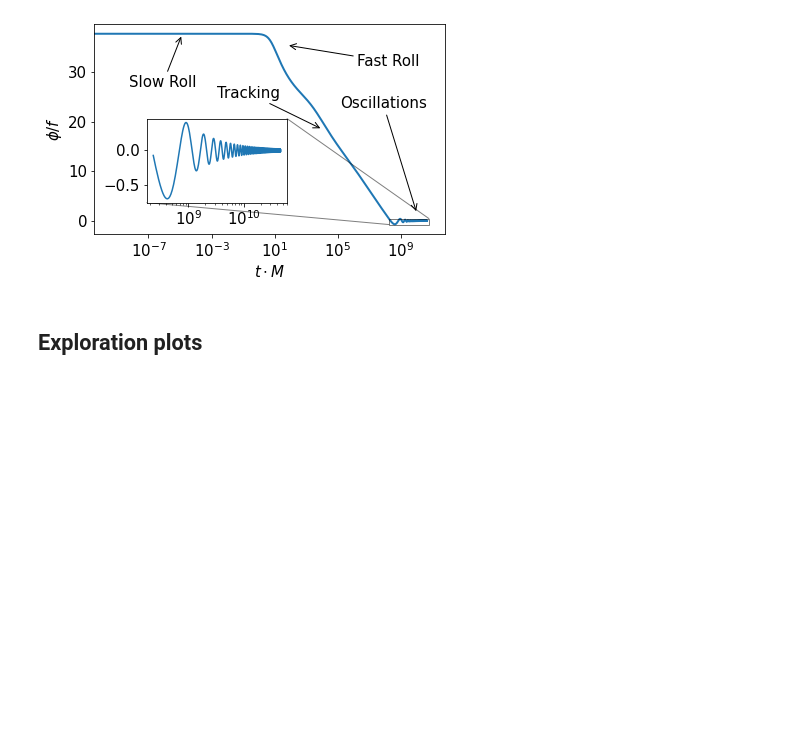
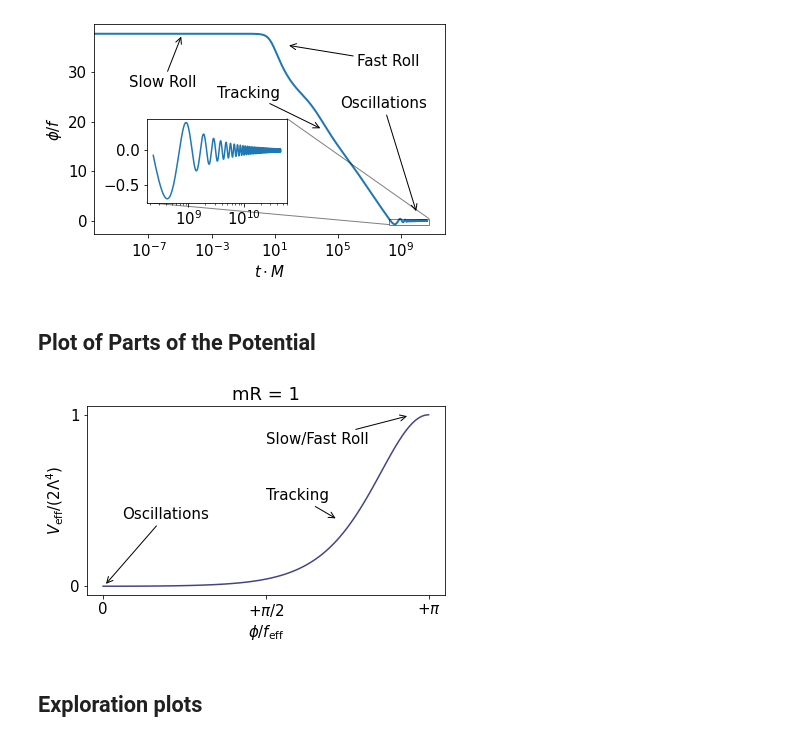
Before and after one commit to anna-jana/masters-project, a Jupyter notebook: transport_eq_in_time/clockwork_axion.ipynb, the cells around one changed output. Drawn from its saved outputs; the diff is of its cells as text; code cells hidden in the pictures; blank space fills up the shorter version.

Commit message:
added plot of different parts of clockwork potential

```diff
--- a/transport_eq_in_time/clockwork_axion.ipynb
+++ b/transport_eq_in_time/clockwork_axion.ipynb
@@ -194,6 +194,36 @@ plt.tight_layout()
 plt.savefig(os.path.join(plotpath, "cw_field_evolution.pdf"))
 # %% [output]
 [figure]
+# %% [markdown]
+## Plot of Parts of the Potential
+# %%
+plt.rcParams["font.size"] = 15
+
+plt.figure()
+mR = 1
+eps = calc_eps(mR)
+alpha_range = np.linspace(0, np.pi, 100)
+f = 1 # dummy values
+m_phi = 1 # [GeV] # dummy value
+M = m_phi / eps
+phi_over_f_range = calc_f_eff(f, eps) * alpha_range / f # not a linear map
+Lambda = np.sqrt(M * f)
+y = calc_V_eff_over_f_sq(phi_over_f_range, eps, M) * f**2 / (2*Lambda**4)
+plt.plot(alpha_range, y, color=c)
+
+annotate("Slow/Fast Roll", (0.9, 0.95,), (0.5, 0.8))
+annotate("Tracking", (3/4 - 0.05, 0.4), (0.5, 0.5))
+annotate("Oscillations", (0.05, 0.05), (0.1, 0.4))
+
+plt.xlabel(r"$\phi / f_\mathrm{eff}$")
+plt.ylabel(r"$V_\mathrm{eff} / (2 \Lambda^4)$")
+plt.xticks([0, np.pi/2, np.pi], ["0", r"$+\pi/2$", r"$+\pi$",])
+plt.yticks([0, 1], ["0", "1"])
+plt.title(f"{mR = }")
+plt.tight_layout()
+plt.savefig(os.path.join(plotpath, "cw_potential_parts.pdf"))
+# %% [output]
+[figure, added]
 # %% [markdown]
 ## Exploration plots
 # %%
```
Also changed, not shown: 1 other file.
